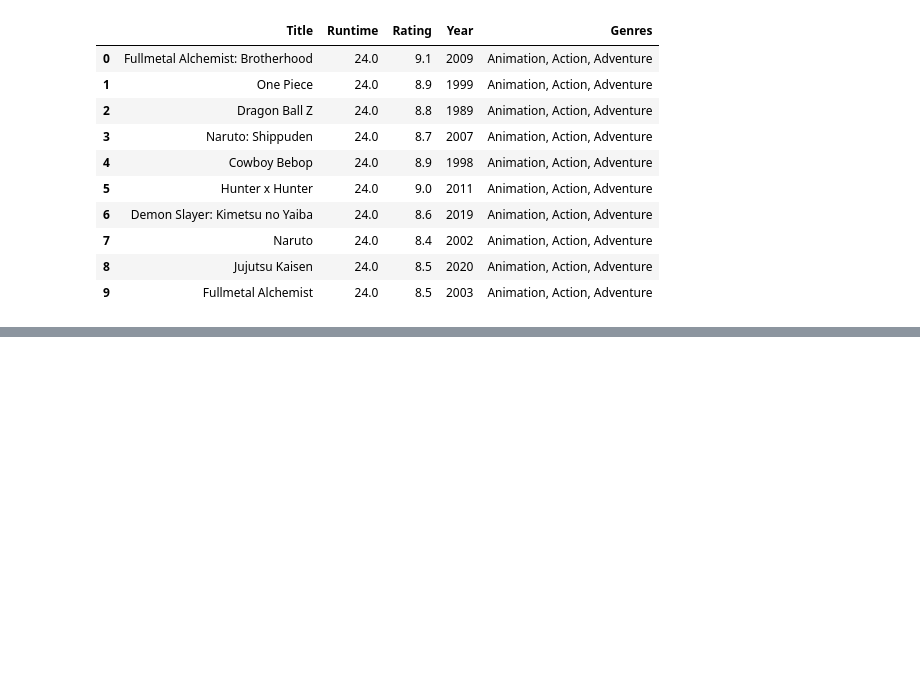
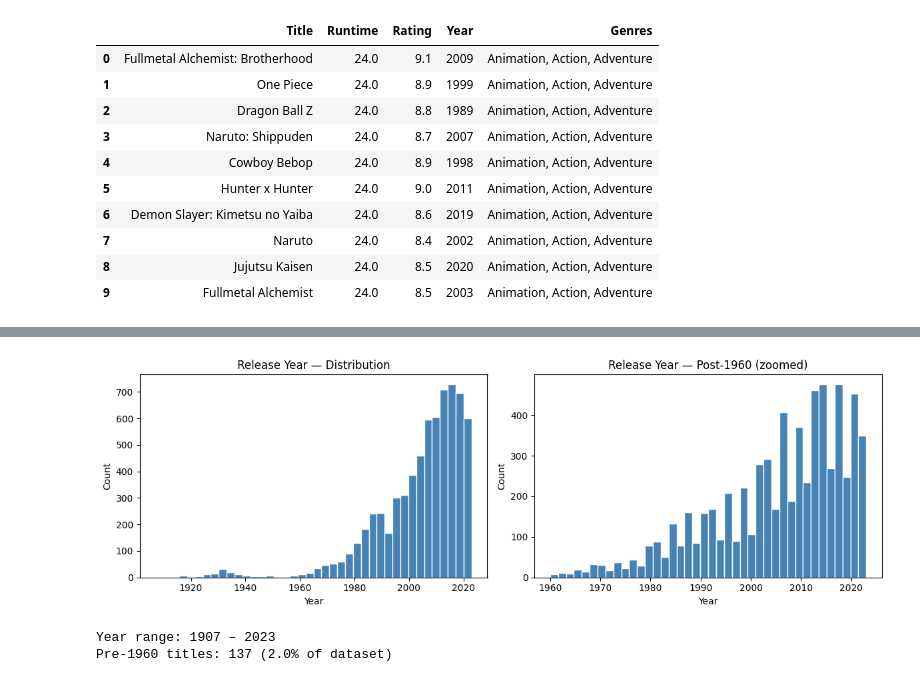
Before and after one commit to hengxu07/anime-recommender, a Jupyter notebook: anime_project.ipynb, the cells around one changed output, grey strips where cells are left out. Cells and saved outputs as stored; diff of their text form; code cells hidden in the pictures; blank space fills up the shorter version.

```diff
--- a/anime_project.ipynb
+++ b/anime_project.ipynb
@@ -1026,0 +1037,26 @@ display(results[['Title', 'Runtime', 'Rating', 'Year', 'Genres']])
+# %%
+# ── Inspect year distribution ─────────────────────────────────────────────────
+# Always visualise before encoding. Check for skew, outliers, and data quality.
+
+fig, axes = plt.subplots(1, 2, figsize=(12, 4))
+
+axes[0].hist(df_clean['Year'], bins=40, color='steelblue', edgecolor='white')
+axes[0].set_title('Release Year — Distribution')
+axes[0].set_xlabel('Year')
+axes[0].set_ylabel('Count')
+
+# Zoom into the meaningful range (post-1960) to see the real shape
+axes[1].hist(df_clean[df_clean['Year'] >= 1960]['Year'], bins=40, color='steelblue', edgecolor='white')
+axes[1].set_title('Release Year — Post-1960 (zoomed)')
+axes[1].set_xlabel('Year')
+axes[1].set_ylabel('Count')
+
+plt.tight_layout()
+plt.show()
+
+print(f"Year range: {int(df_clean['Year'].min())} – {int(df_clean['Year'].max())}")
+print(f"Pre-1960 titles: {(df_clean['Year'] < 1960).sum()} ({(df_clean['Year'] < 1960).mean():.1%} of dataset)")
+# %% [output]
+[figure, added]
+Year range: 1907 – 2023
+Pre-1960 titles: 137 (2.0% of dataset)
```
Also changed, not shown: parts of 3 cells of this notebook, 1 other file.
